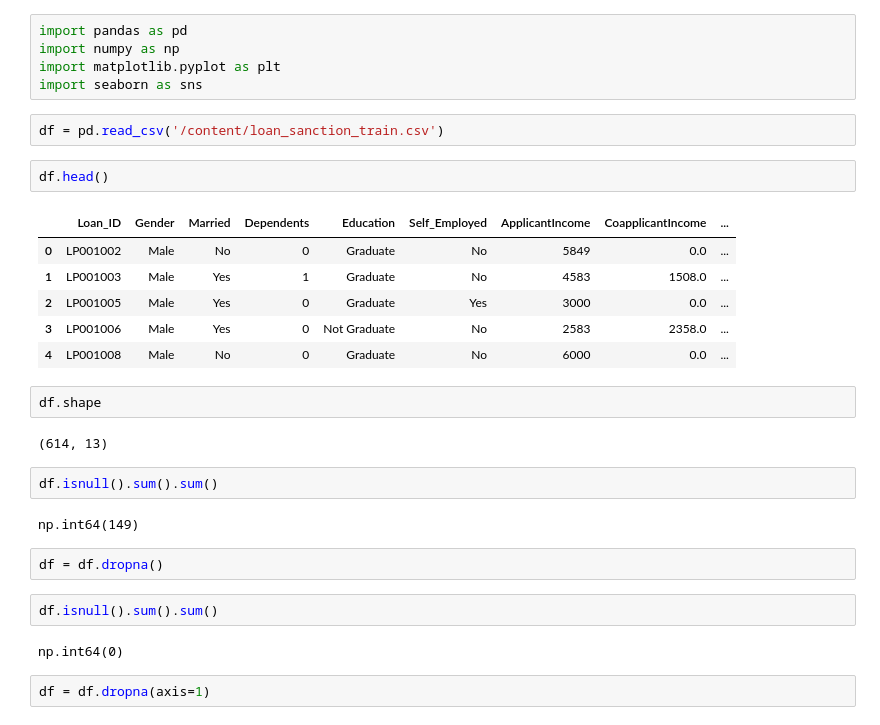
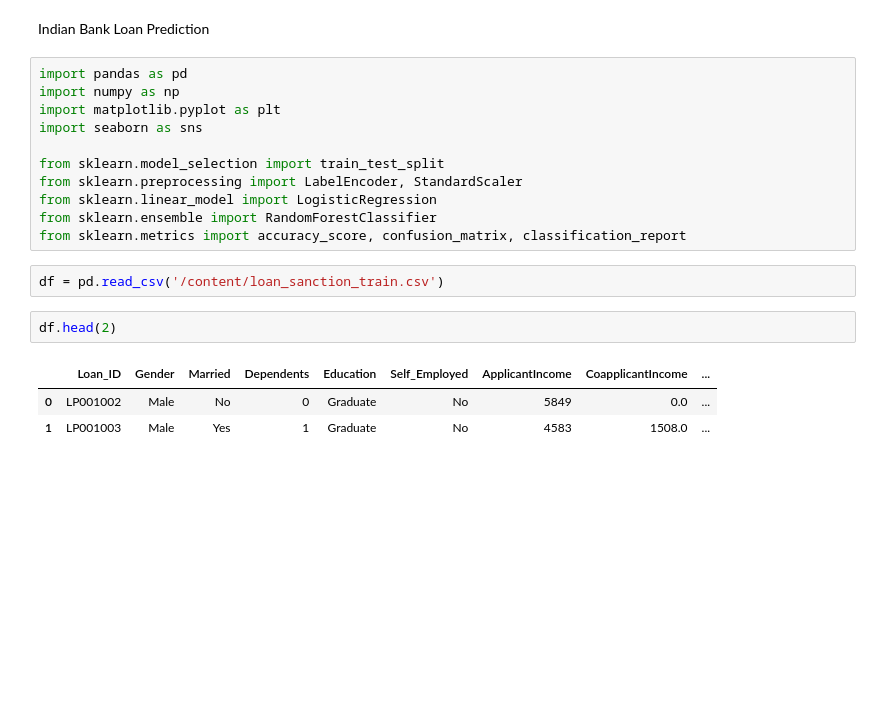
Before and after one commit to Avivek121/Ai-Training-Project-Loan-Prediction-System, a Jupyter notebook: loan_prediction.ipynb, the cells around one changed output. Drawn from its saved outputs; the diff is of its cells as text; blank space fills up the shorter version.

```diff
--- a/loan_prediction.ipynb
+++ b/loan_prediction.ipynb
@@ -1,34 +1,27 @@
 # %% [markdown]
 <a href="https://colab.research.google.com/github/Avivek121/Ai-Training-Project-Loan-Prediction-System/blob/main/loan_prediction.ipynb" target="_parent"><img src="https://colab.research.google.com/assets/colab-badge.svg" alt="Open In Colab"/></a>
+# %% [markdown]
+
+
+
+
+Indian Bank Loan Prediction
 # %%
 import pandas as pd
 import numpy as np
 import matplotlib.pyplot as plt
 import seaborn as sns
+
+from sklearn.model_selection import train_test_split
+from sklearn.preprocessing import LabelEncoder, StandardScaler
+from sklearn.linear_model import LogisticRegression
+from sklearn.ensemble import RandomForestClassifier
+from sklearn.metrics import accuracy_score, confusion_matrix, classification_report
 # %%
 df = pd.read_csv('/content/loan_sanction_train.csv')
 # %%
-df.head()
+df.head(2)
 # %% [output]
 |  | Loan_ID | Gender | Married | Dependents | Education | Self_Employed | ApplicantIncome | CoapplicantIncome | ... |
 | 0 | LP001002 | Male | No | 0 | Graduate | No | 5849 | 0.0 | ... |
 | 1 | LP001003 | Male | Yes | 1 | Graduate | No | 4583 | 1508.0 | ... |
-| 2 | LP001005 | Male | Yes | 0 | Graduate | Yes | 3000 | 0.0 | ... |
-| 3 | LP001006 | Male | Yes | 0 | Not Graduate | No | 2583 | 2358.0 | ... |
-| 4 | LP001008 | Male | No | 0 | Graduate | No | 6000 | 0.0 | ... |
-# %%
-df.shape
-# %% [output]
-(614, 13)
-# %%
-df.isnull().sum().sum()
-# %% [output]
-np.int64(149)
-# %%
-df = df.dropna()
-# %%
-df.isnull().sum().sum()
-# %% [output]
-np.int64(0)
-# %%
-df = df.dropna(axis=1)
```
Also changed, not shown: parts of 54 cells of this notebook.
